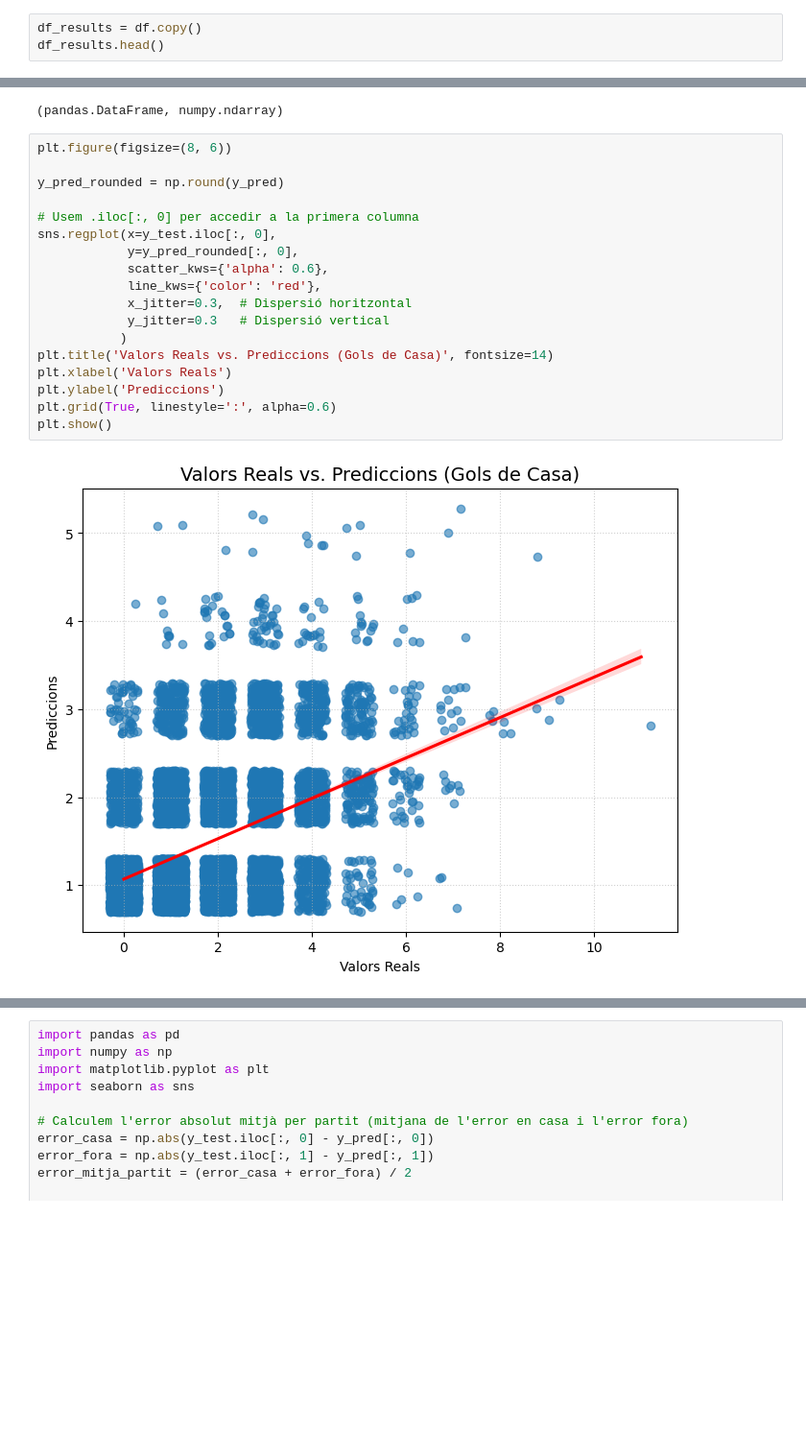
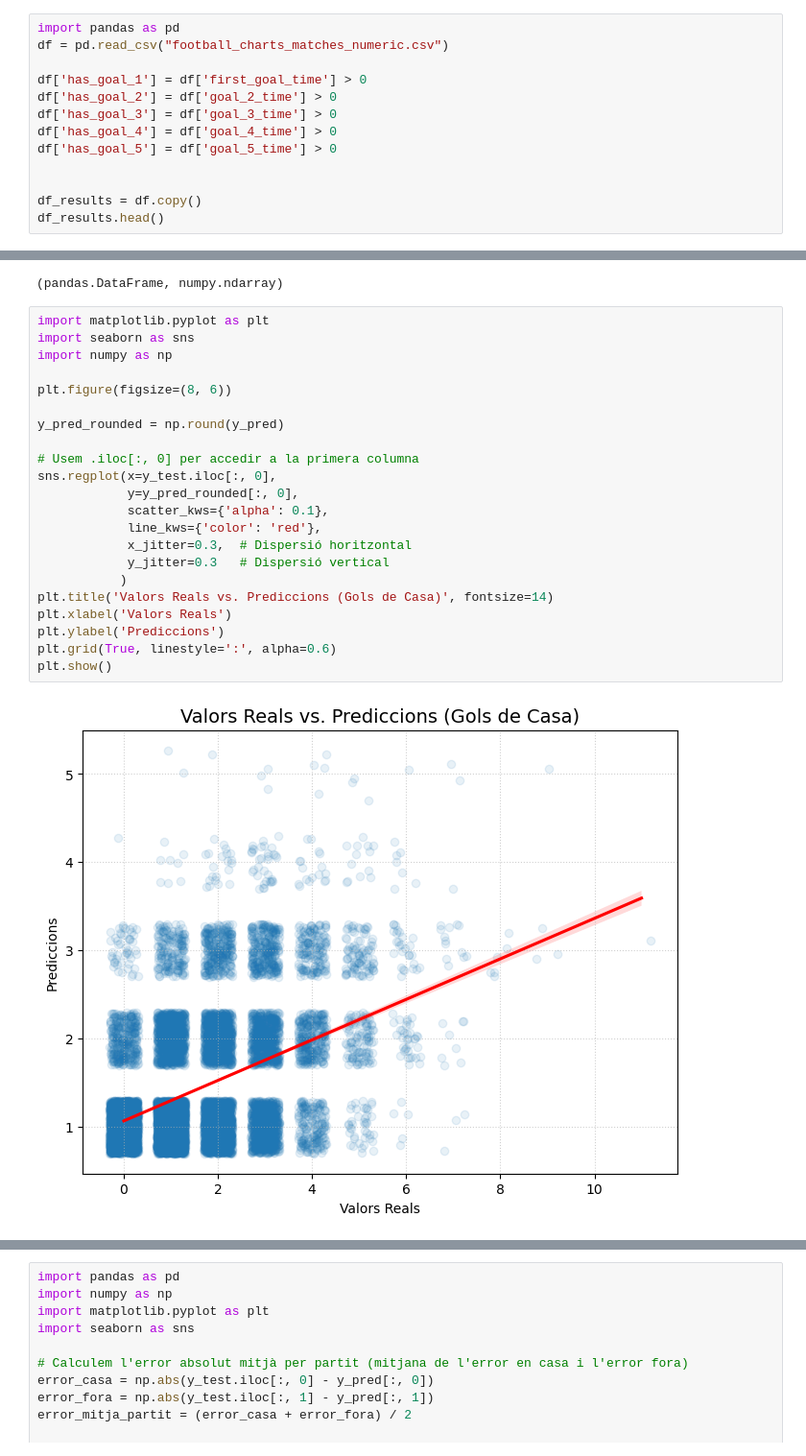
Before and after one commit to xxjcaxx/Disseny-i-avaluacio-de-models, a Jupyter notebook: exercicis/supervisats/regressió/football.ipynb, the cells around one changed output, grey strips where cells are left out. Shown at 96% size. Drawn from its saved outputs; the diff is of its cells as text; blank space fills up the shorter version.

```diff
--- a/exercicis/supervisats/regressió/football.ipynb
+++ b/exercicis/supervisats/regressió/football.ipynb
@@ -260,6 +325,16 @@ El resultat final està dos variables: home_goals i away_goals. Es tracta de pre
 
 Anem a quedar-nos amb els gols que estan marcats durant la primera part i després apostar pel resultat final mirant els minuts dels gols de la primera part.
 # %%
+import pandas as pd
+df = pd.read_csv("football_charts_matches_numeric.csv")
+
+df['has_goal_1'] = df['first_goal_time'] > 0
+df['has_goal_2'] = df['goal_2_time'] > 0
+df['has_goal_3'] = df['goal_3_time'] > 0
+df['has_goal_4'] = df['goal_4_time'] > 0
+df['has_goal_5'] = df['goal_5_time'] > 0
+
+
 df_results = df.copy()
 df_results.head()
 # %% [output]
@@ -326,25 +487,29 @@ type(y_test), type(y_pred)
 # %% [output]
 (pandas.DataFrame, numpy.ndarray)
 # %%
+import matplotlib.pyplot as plt
+import seaborn as sns
+import numpy as np
+
 plt.figure(figsize=(8, 6))
 
 y_pred_rounded = np.round(y_pred)
 
 # Usem .iloc[:, 0] per accedir a la primera columna
 sns.regplot(x=y_test.iloc[:, 0],
             y=y_pred_rounded[:, 0],
-            scatter_kws={'alpha': 0.6},
+            scatter_kws={'alpha': 0.1},
             line_kws={'color': 'red'},
             x_jitter=0.3,  # Dispersió horitzontal
             y_jitter=0.3   # Dispersió vertical
            )
 plt.title('Valors Reals vs. Prediccions (Gols de Casa)', fontsize=14)
 plt.xlabel('Valors Reals')
 plt.ylabel('Prediccions')
 plt.grid(True, linestyle=':', alpha=0.6)
 plt.show()
 # %% [output]
-[figure, old version]
+[figure, new version]
 # %%
 plt.figure(figsize=(8, 6))
 
```
Also changed, not shown: parts of 23 cells of this notebook, 9 other files.
